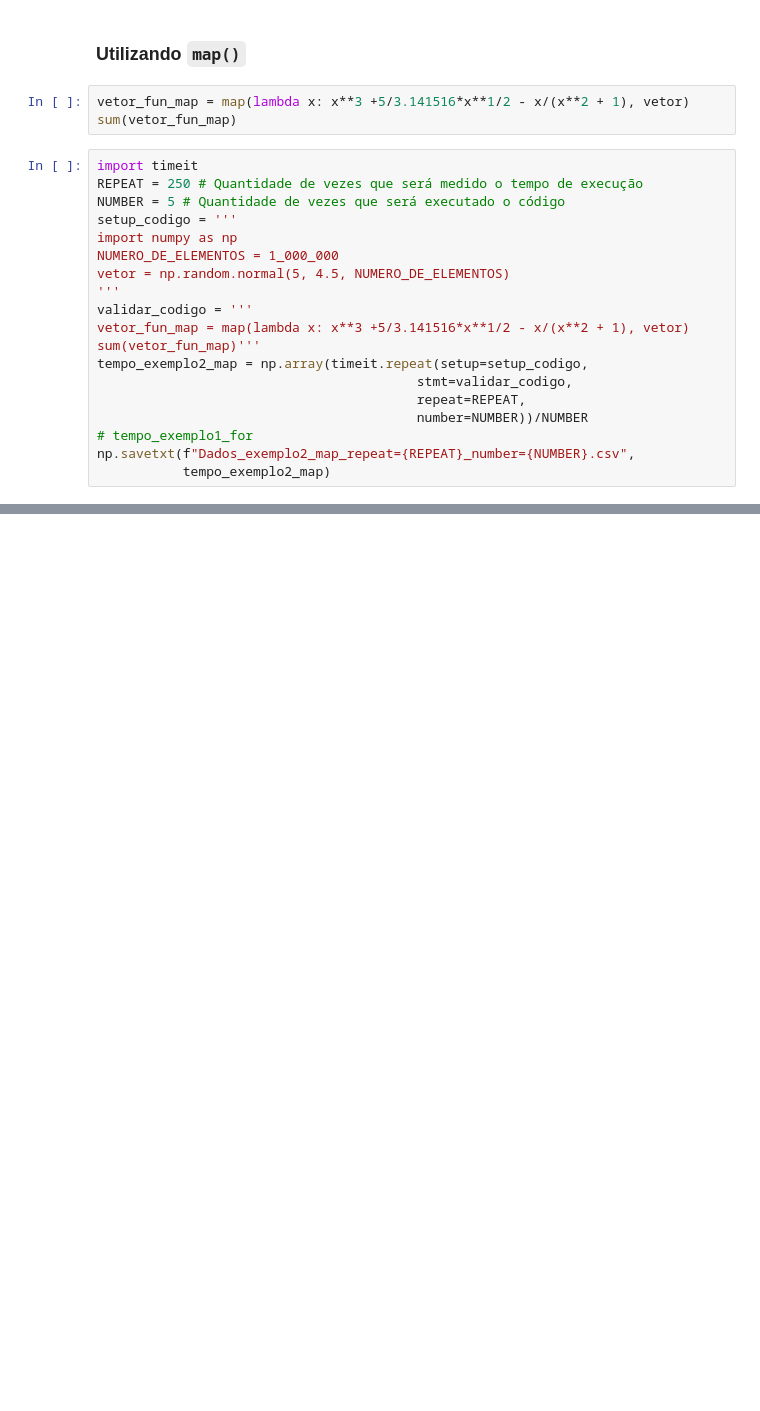
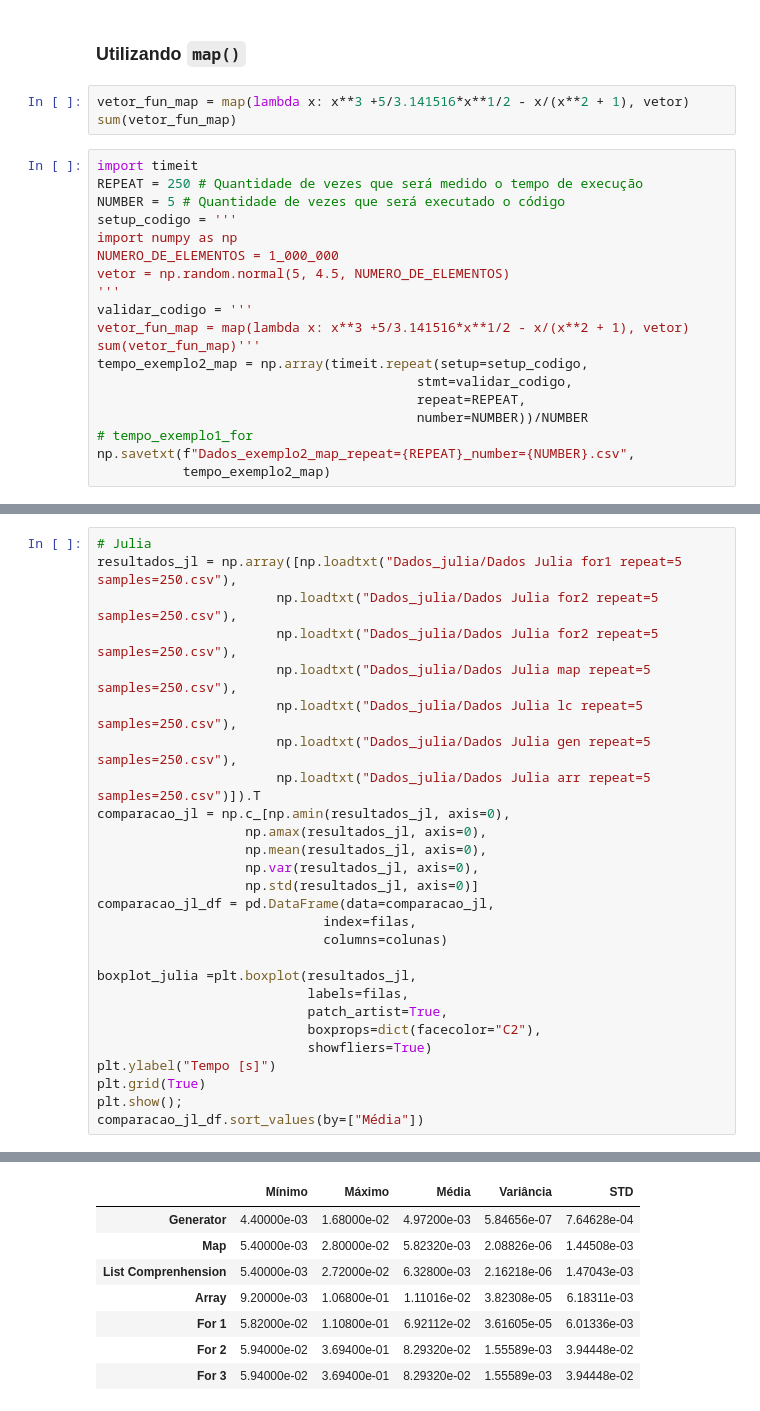
Before and after one commit to FernanMartinez/Curso_Python_Basico, a Jupyter notebook: Aula_comparacao_performatica.ipynb, the cells around one changed output, grey strips where cells are left out. Drawn from its saved outputs; the diff is of its cells as text; blank space fills up the shorter version.

```diff
--- a/Aula_comparacao_performatica.ipynb
+++ b/Aula_comparacao_performatica.ipynb
@@ -474,0 +495,28 @@ SyntaxError: invalid syntax (<ipython-input-4-bb4cb2ce6492>, line 1)
+# %%
+# Julia
+resultados_jl = np.array([np.loadtxt("Dados_julia/Dados Julia for1 repeat=5 samples=250.csv"),
+                       np.loadtxt("Dados_julia/Dados Julia for2 repeat=5 samples=250.csv"),
+                       np.loadtxt("Dados_julia/Dados Julia for2 repeat=5 samples=250.csv"),
+                       np.loadtxt("Dados_julia/Dados Julia map repeat=5 samples=250.csv"),
+                       np.loadtxt("Dados_julia/Dados Julia lc repeat=5 samples=250.csv"),
+                       np.loadtxt("Dados_julia/Dados Julia gen repeat=5 samples=250.csv"),
+                       np.loadtxt("Dados_julia/Dados Julia arr repeat=5 samples=250.csv")]).T
+comparacao_jl = np.c_[np.amin(resultados_jl, axis=0),
+                   np.amax(resultados_jl, axis=0),
+                   np.mean(resultados_jl, axis=0),
+                   np.var(resultados_jl, axis=0),
+                   np.std(resultados_jl, axis=0)]
+comparacao_jl_df = pd.DataFrame(data=comparacao_jl,
+                             index=filas,
+                             columns=colunas)
+
+boxplot_julia =plt.boxplot(resultados_jl,
+                           labels=filas,
+                           patch_artist=True,
+                           boxprops=dict(facecolor="C2"),
+                           showfliers=True)
+plt.ylabel("Tempo [s]")
+plt.grid(True)
+plt.show();
+comparacao_jl_df.sort_values(by=["Média"])
+# %% [output]
@@ -474,0 +525,8 @@ SyntaxError: invalid syntax (<ipython-input-4-bb4cb2ce6492>, line 1)
+|  | Mínimo | Máximo | Média | Variância | STD |
+| Generator | 4.40000e-03 | 1.68000e-02 | 4.97200e-03 | 5.84656e-07 | 7.64628e-04 |
+| Map | 5.40000e-03 | 2.80000e-02 | 5.82320e-03 | 2.08826e-06 | 1.44508e-03 |
+| List Comprenhension | 5.40000e-03 | 2.72000e-02 | 6.32800e-03 | 2.16218e-06 | 1.47043e-03 |
+| Array | 9.20000e-03 | 1.06800e-01 | 1.11016e-02 | 3.82308e-05 | 6.18311e-03 |
+| For 1 | 5.82000e-02 | 1.10800e-01 | 6.92112e-02 | 3.61605e-05 | 6.01336e-03 |
+| For 2 | 5.94000e-02 | 3.69400e-01 | 8.29320e-02 | 1.55589e-03 | 3.94448e-02 |
+| For 3 | 5.94000e-02 | 3.69400e-01 | 8.29320e-02 | 1.55589e-03 | 3.94448e-02 |
```
Also changed, not shown: parts of 8 cells of this notebook.
